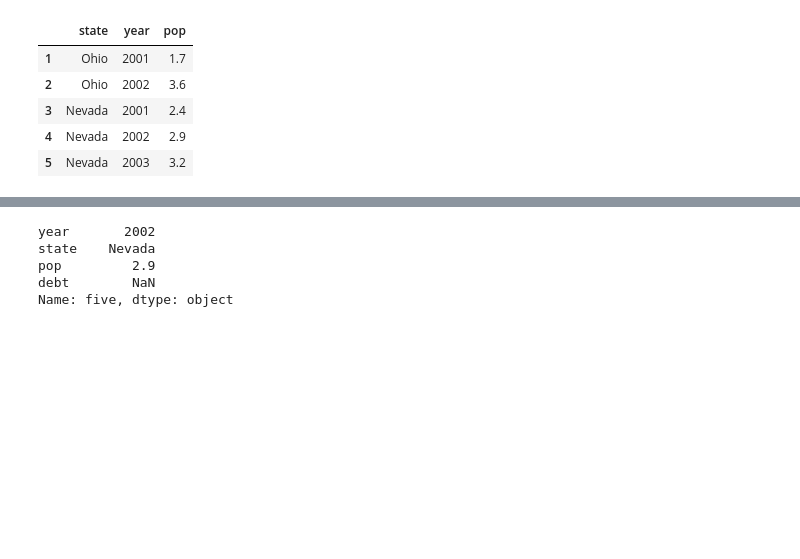
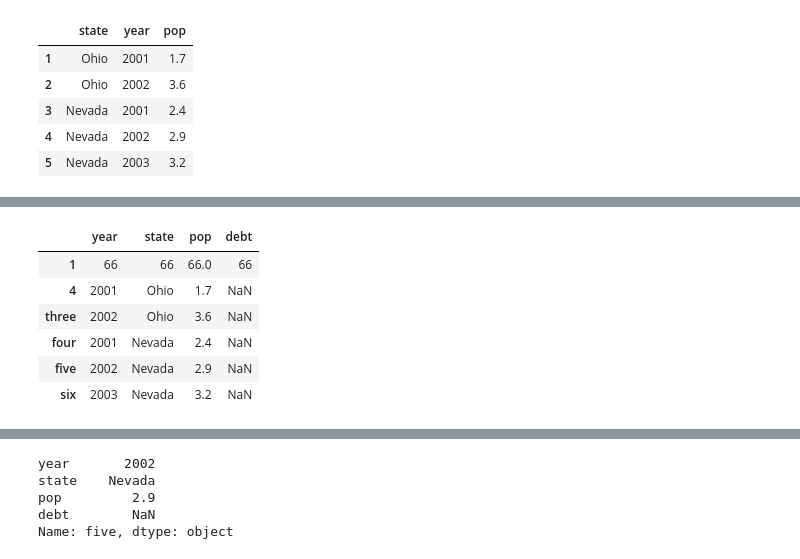
Before and after one commit to karar-shah/Python_Sulaiman, a Jupyter notebook: Session_4/one.ipynb, the cells around one changed output, grey strips where cells are left out. Saved outputs shown, nothing was run; the diff lists cells and outputs as text; code cells hidden in the pictures; blank space fills up the shorter version.

```diff
--- a/Session_4/one.ipynb
+++ b/Session_4/one.ipynb
@@ -265,0 +309,11 @@ frame2 = pd.DataFrame(data, columns=['year', 'state', 'pop', 'debt'],
+# %%
+frame2.loc[1] = 66
+frame2
+# %% [output]
+|  | year | state | pop | debt |
+| 1 | 66 | 66 | 66.0 | 66 |
+| 4 | 2001 | Ohio | 1.7 | NaN |
+| three | 2002 | Ohio | 3.6 | NaN |
+| four | 2001 | Nevada | 2.4 | NaN |
+| five | 2002 | Nevada | 2.9 | NaN |
+| six | 2003 | Nevada | 3.2 | NaN |
```
Also changed, not shown: parts of 15 cells of this notebook, 24 other files.
